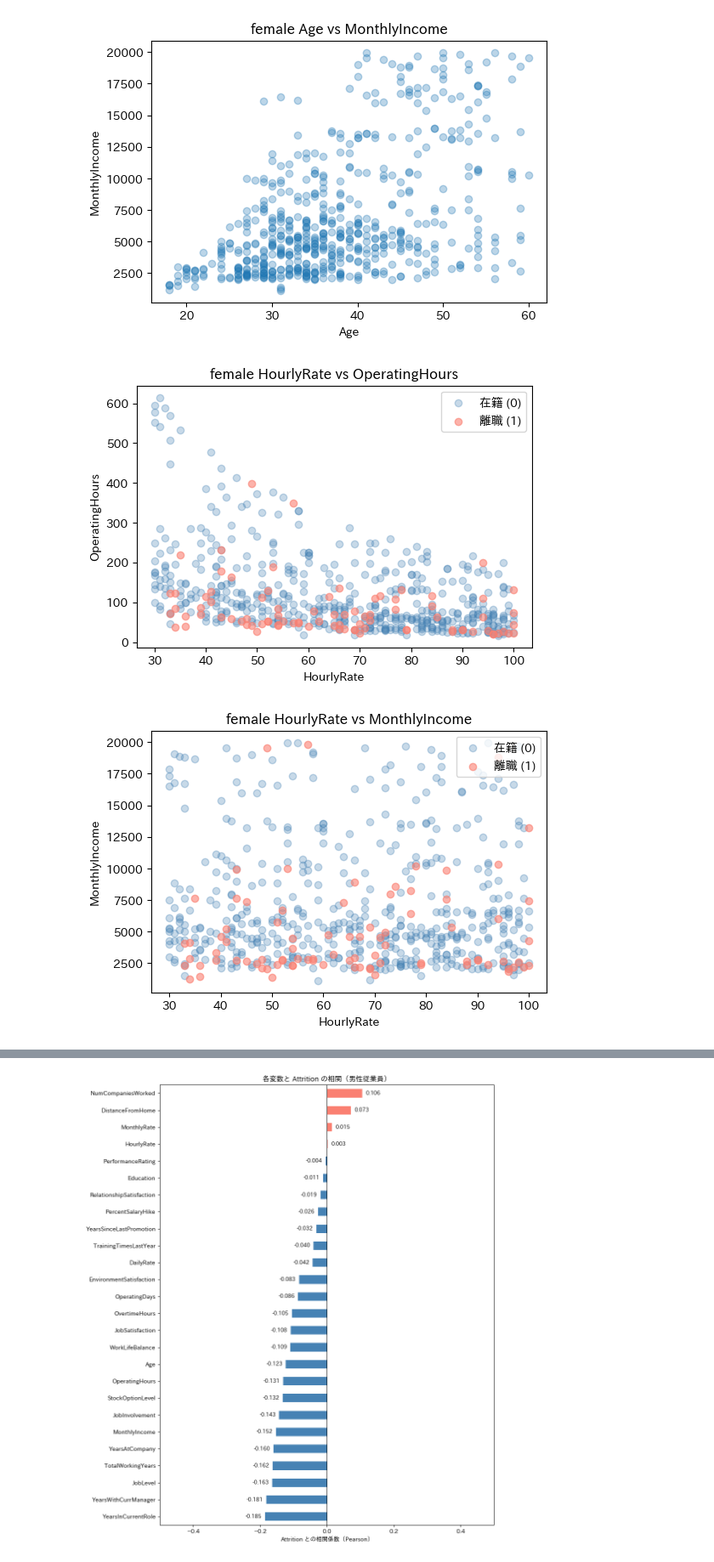
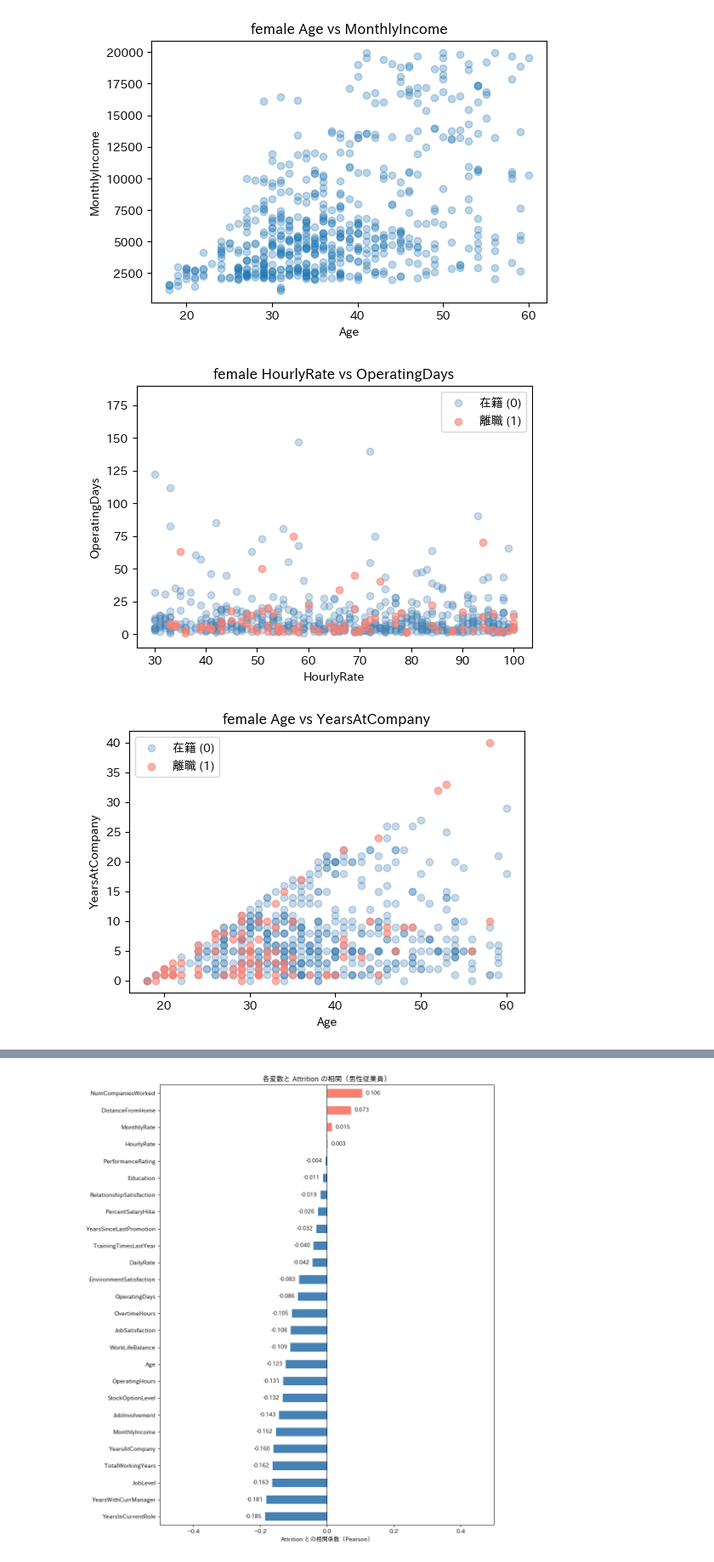
Before and after one commit to atsuro0415/GCI, a Jupyter notebook: Final_assignment_260614.ipynb, the cells around one changed output, grey strips where cells are left out. Shown at 85% size. Saved outputs shown, nothing was run; the diff lists cells and outputs as text; code cells hidden in the pictures.

```diff
--- a/Final_assignment_260614.ipynb
+++ b/Final_assignment_260614.ipynb
@@ -561,38 +635,39 @@ plt.figure(figsize=(6, 4))
 
 # 在籍者（Attrition=0）
 plt.scatter(df_female[df_female['Attrition'] == 0]['HourlyRate'],
-            df_female[df_female['Attrition'] == 0]['OperatingHours'],
+            df_female[df_female['Attrition'] == 0]['OperatingDays'],
             alpha=0.3, color='steelblue', label='在籍 (0)')
 
 # 離職者（Attrition=1）
 plt.scatter(df_female[df_female['Attrition'] == 1]['HourlyRate'],
-            df_female[df_female['Attrition'] == 1]['OperatingHours'],
+            df_female[df_female['Attrition'] == 1]['OperatingDays'],
             alpha=0.6, color='salmon', label='離職 (1)')
 
 plt.xlabel('HourlyRate')
-plt.ylabel('OperatingHours')
-plt.title('female HourlyRate vs OperatingHours')
+plt.ylabel('OperatingDays')
+plt.ylim(-10,190)
+plt.title('female HourlyRate vs OperatingDays')
 plt.legend()
 plt.show()
 # %% [output]
-[figure, old version]
+[figure, new version]
 # %%
 plt.figure(figsize=(6, 4))
 
 # 在籍者（Attrition=0）
-plt.scatter(df_female[df_female['Attrition'] == 0]['HourlyRate'],
-            df_female[df_female['Attrition'] == 0]['MonthlyIncome'],
+plt.scatter(df_female[df_female['Attrition'] == 0]['Age'],
+            df_female[df_female['Attrition'] == 0]['YearsAtCompany'],
             alpha=0.3, color='steelblue', label='在籍 (0)')
 
 # 離職者（Attrition=1）
-plt.scatter(df_female[df_female['Attrition'] == 1]['HourlyRate'],
-            df_female[df_female['Attrition'] == 1]['MonthlyIncome'],
+plt.scatter(df_female[df_female['Attrition'] == 1]['Age'],
+            df_female[df_female['Attrition'] == 1]['YearsAtCompany'],
             alpha=0.6, color='salmon', label='離職 (1)')
 
-plt.xlabel('HourlyRate')
-plt.ylabel('MonthlyIncome')
-plt.title('female HourlyRate vs MonthlyIncome')
+plt.xlabel('Age')
+plt.ylabel('YearsAtCompany')
+plt.title('female Age vs YearsAtCompany')
 plt.legend()
 plt.show()
 # %% [output]
-[figure, old version]
+[figure, new version]
```
Also changed, not shown: parts of 17 cells of this notebook.
